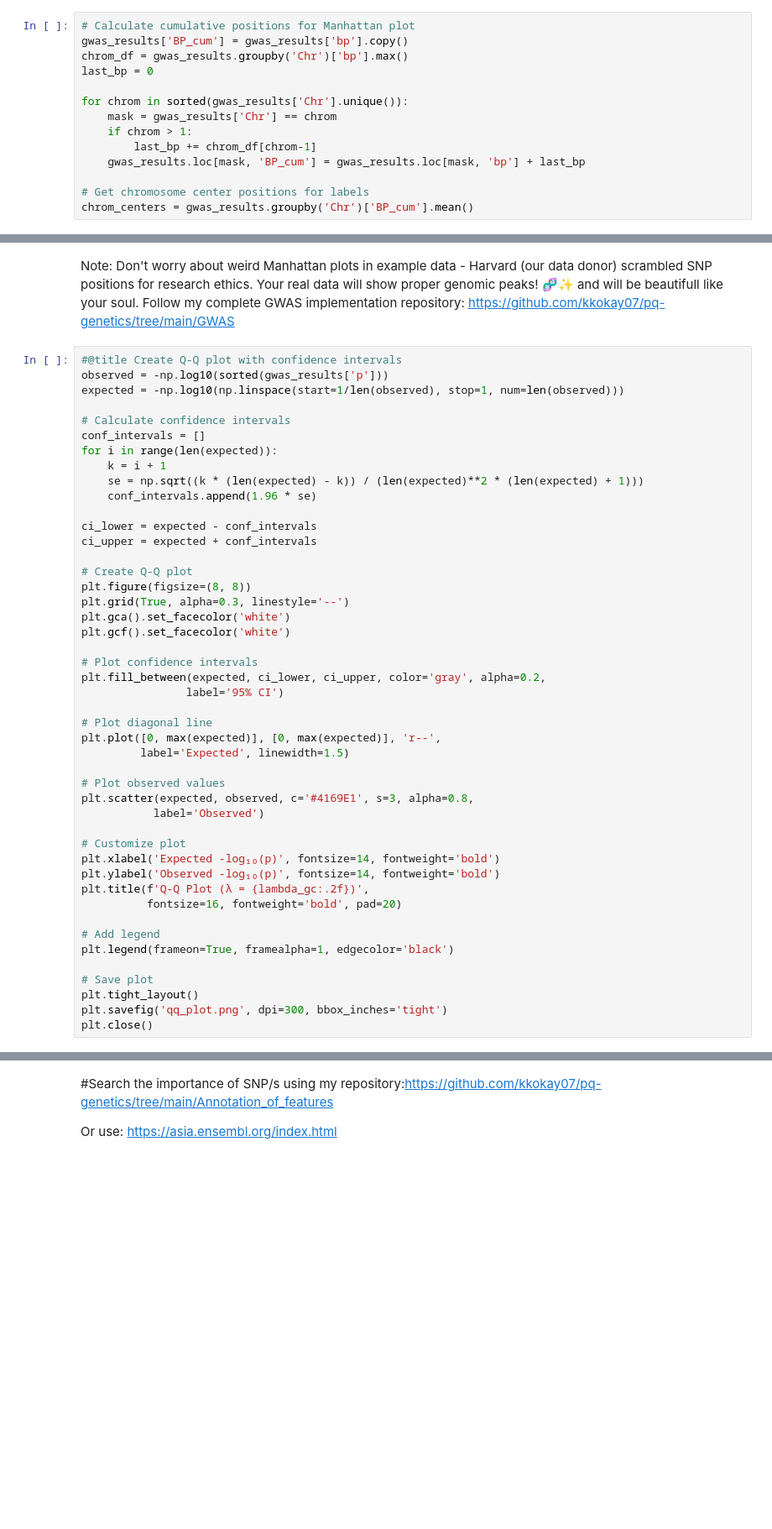
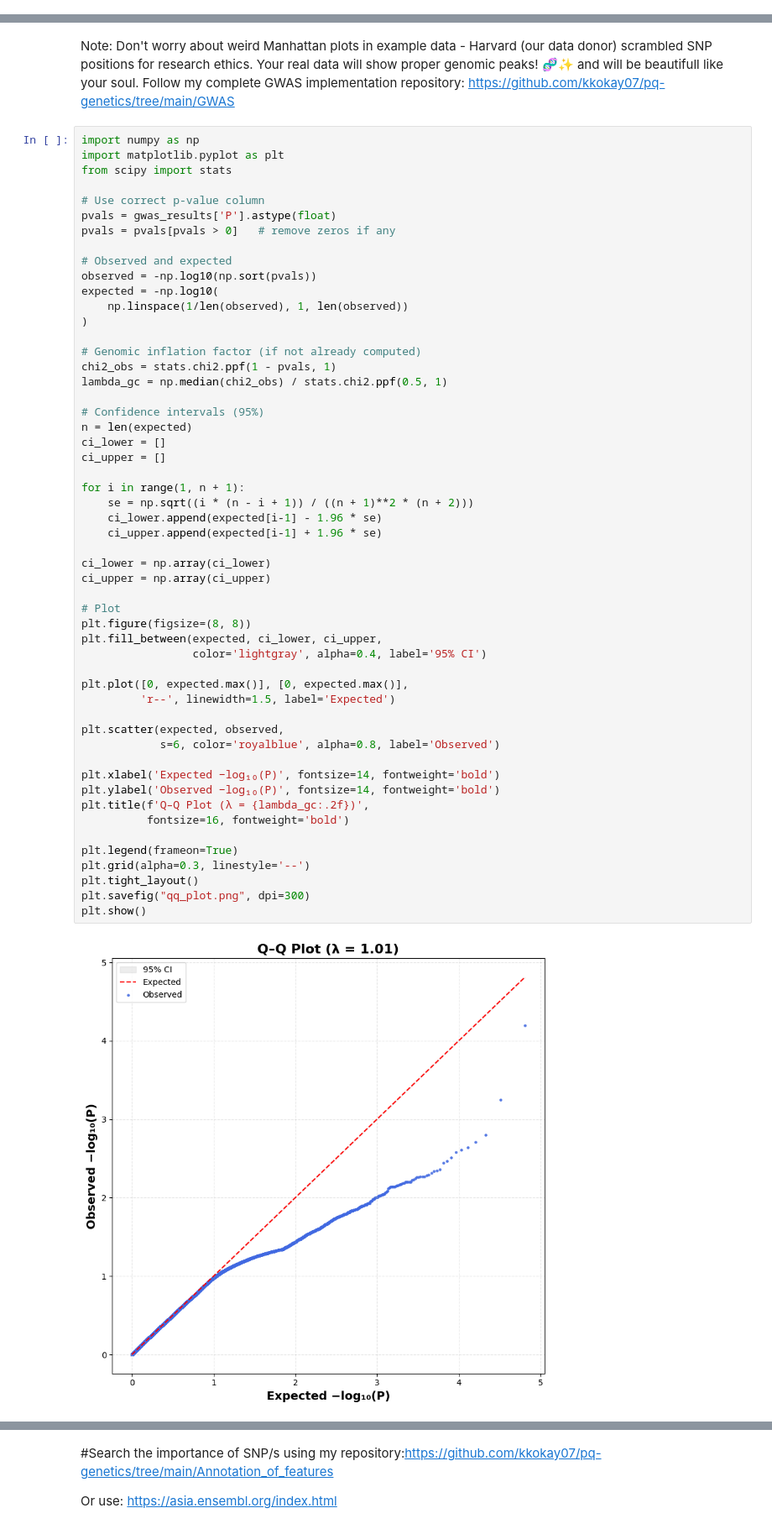
Before and after one commit to kkokay07/GenomicClass_on_Cloud, a Jupyter notebook: GWAS/NGS_2_GWAS_beginner_guide.ipynb, the cells around one changed output, grey strips where cells are left out. Shown at 84% size. Drawn from its saved outputs; the diff is of its cells as text; blank space fills up the shorter version.

```diff
--- a/GWAS/NGS_2_GWAS_beginner_guide.ipynb
+++ b/GWAS/NGS_2_GWAS_beginner_guide.ipynb
@@ -223,17 +481,3 @@ print(f"\nGenomic inflation factor (λ): {lambda_gc:.3f}")
 Manhattan Plot
 
 ![image.png](embedded-picture-1)
-# %%
-# Calculate cumulative positions for Manhattan plot
-gwas_results['BP_cum'] = gwas_results['bp'].copy()
-chrom_df = gwas_results.groupby('Chr')['bp'].max()
-last_bp = 0
-
-for chrom in sorted(gwas_results['Chr'].unique()):
-    mask = gwas_results['Chr'] == chrom
-    if chrom > 1:
-        last_bp += chrom_df[chrom-1]
-    gwas_results.loc[mask, 'BP_cum'] = gwas_results.loc[mask, 'bp'] + last_bp
-
-# Get chromosome center positions for labels
-chrom_centers = gwas_results.groupby('Chr')['BP_cum'].mean()
@@ -327,48 +594,57 @@ plt.close()
 # %% [markdown]
 Note: Don't worry about weird Manhattan plots in example data - Harvard (our data donor) scrambled SNP positions for research ethics. Your real data will show proper genomic peaks! 🧬✨ and will be beautifull like your soul. Follow my complete GWAS implementation repository: https://github.com/kkokay07/pq-genetics/tree/main/GWAS
 # %%
-#@title Create Q-Q plot with confidence intervals
-observed = -np.log10(sorted(gwas_results['p']))
-expected = -np.log10(np.linspace(start=1/len(observed), stop=1, num=len(observed)))
+import numpy as np
+import matplotlib.pyplot as plt
+from scipy import stats
 
-# Calculate confidence intervals
-conf_intervals = []
-for i in range(len(expected)):
-    k = i + 1
-    se = np.sqrt((k * (len(expected) - k)) / (len(expected)**2 * (len(expected) + 1)))
-    conf_intervals.append(1.96 * se)
+# Use correct p-value column
+pvals = gwas_results['P'].astype(float)
+pvals = pvals[pvals > 0]   # remove zeros if any
 
-ci_lower = expected - conf_intervals
-ci_upper = expected + conf_intervals
+# Observed and expected
+observed = -np.log10(np.sort(pvals))
+expected = -np.log10(
+    np.linspace(1/len(observed), 1, len(observed))
+)
 
-# Create Q-Q plot
+# Genomic inflation factor (if not already computed)
+chi2_obs = stats.chi2.ppf(1 - pvals, 1)
+lambda_gc = np.median(chi2_obs) / stats.chi2.ppf(0.5, 1)
+
+# Confidence intervals (95%)
+n = len(expected)
+ci_lower = []
+ci_upper = []
+
+for i in range(1, n + 1):
+    se = np.sqrt((i * (n - i + 1)) / ((n + 1)**2 * (n + 2)))
+    ci_lower.append(expected[i-1] - 1.96 * se)
+    ci_upper.append(expected[i-1] + 1.96 * se)
+
+ci_lower = np.array(ci_lower)
+ci_upper = np.array(ci_upper)
+
+# Plot
 plt.figure(figsize=(8, 8))
-plt.grid(True, alpha=0.3, linestyle='--')
-plt.gca().set_facecolor('white')
-plt.gcf().set_facecolor('white')
+plt.fill_between(expected, ci_lower, ci_upper,
+                 color='lightgray', alpha=0.4, label='95% CI')
 
-# Plot confidence intervals
-plt.fill_between(expected, ci_lower, ci_upper, color='gray', alpha=0.2,
-                label='95% CI')
+plt.plot([0, expected.max()], [0, expected.max()],
+         'r--', linewidth=1.5, label='Expected')
 
-# Plot diagonal line
-plt.plot([0, max(expected)], [0, max(expected)], 'r--',
-         label='Expected', linewidth=1.5)
+plt.scatter(expected, observed,
+            s=6, color='royalblue', alpha=0.8, label='Observed')
 
-# Plot observed values
-plt.scatter(expected, observed, c='#4169E1', s=3, alpha=0.8,
-           label='Observed')
+plt.xlabel('Expected −log₁₀(P)', fontsize=14, fontweight='bold')
+plt.ylabel('Observed −log₁₀(P)', fontsize=14, fontweight='bold')
+plt.title(f'Q–Q Plot (λ = {lambda_gc:.2f})',
+          fontsize=16, fontweight='bold')
 
-# Customize plot
-plt.xlabel('Expected -log₁₀(p)', fontsize=14, fontweight='bold')
-plt.ylabel('Observed -log₁₀(p)', fontsize=14, fontweight='bold')
-plt.title(f'Q-Q Plot (λ = {lambda_gc:.2f})',
-          fontsize=16, fontweight='bold', pad=20)
-
-# Add legend
-plt.legend(frameon=True, framealpha=1, edgecolor='black')
-
-# Save plot
+plt.legend(frameon=True)
+plt.grid(alpha=0.3, linestyle='--')
 plt.tight_layout()
-plt.savefig('qq_plot.png', dpi=300, bbox_inches='tight')
-plt.close()
+plt.savefig("qq_plot.png", dpi=300)
+plt.show()
+# %% [output]
+[figure, added]
```
Also changed, not shown: parts of 31 cells of this notebook.
